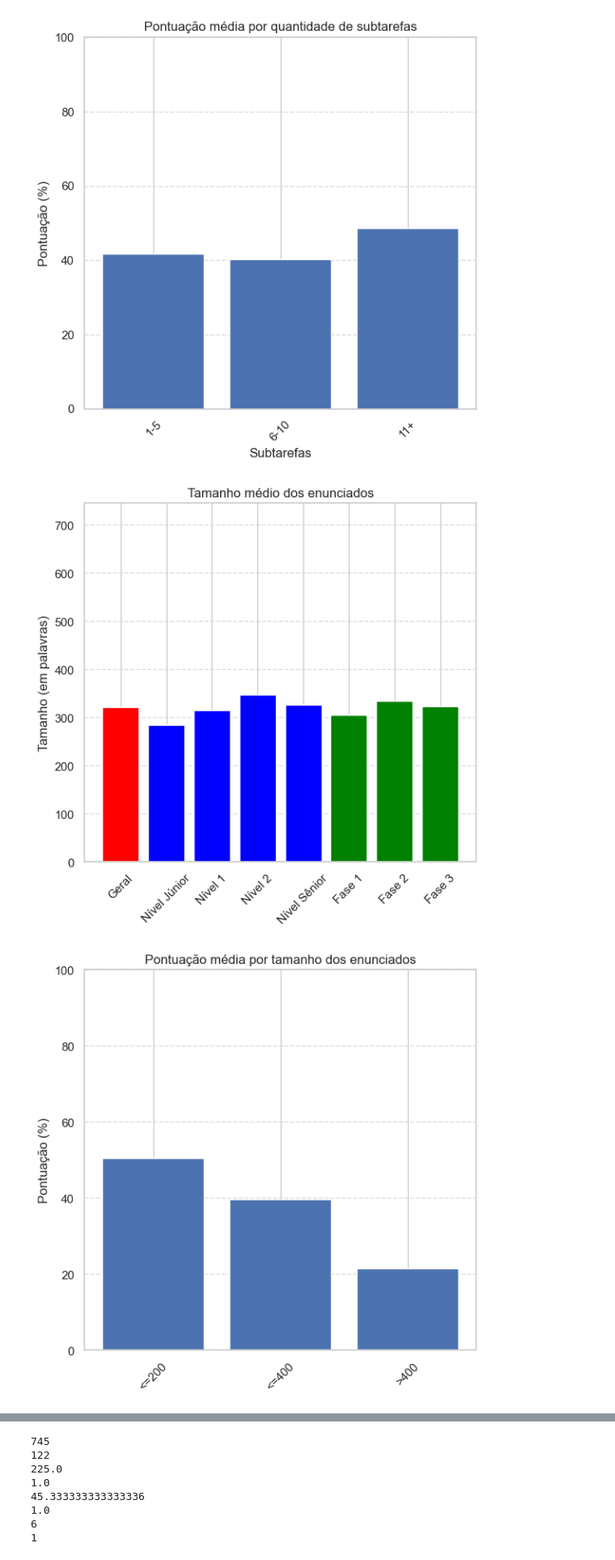
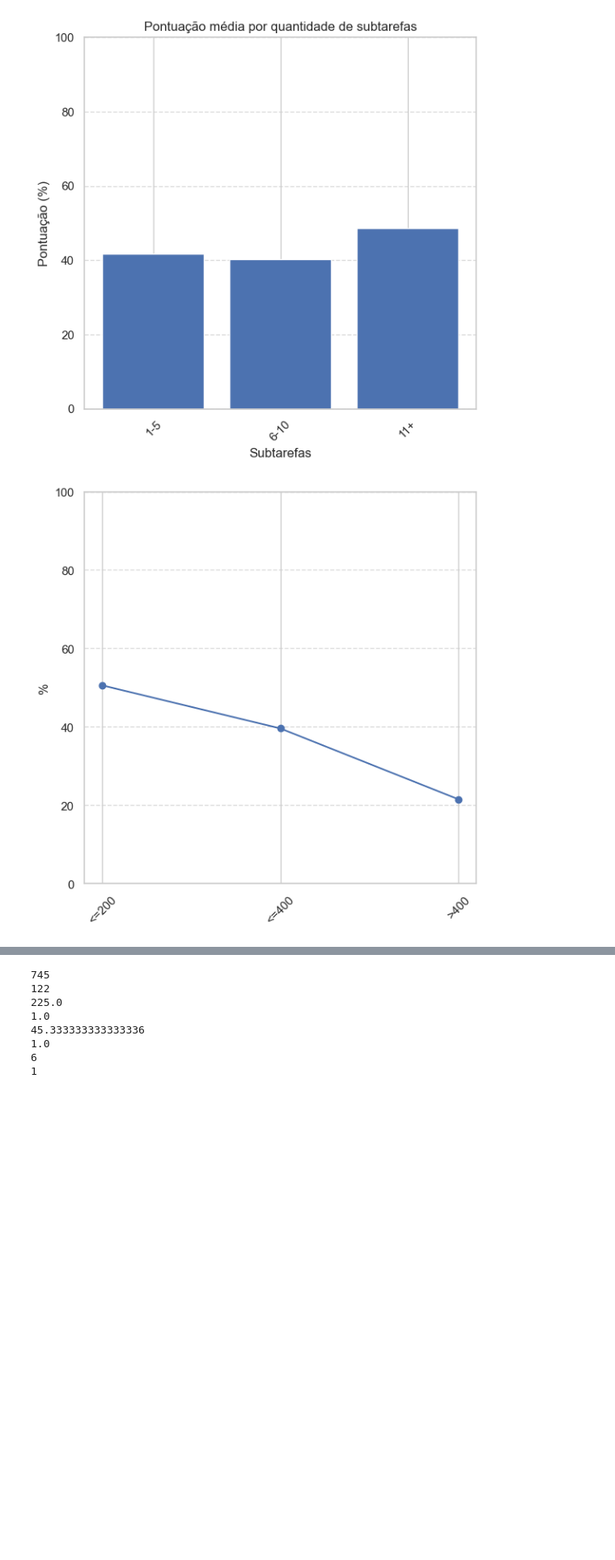
Before and after one commit to andre-n-alcantara/IC, a Jupyter notebook: report.ipynb, the cells around one changed output, grey strips where cells are left out. Shown at 81% size. Cells and saved outputs as stored; diff of their text form; code cells hidden in the pictures; blank space fills up the shorter version.

```diff
--- a/report.ipynb
+++ b/report.ipynb
@@ -140,9 +137,9 @@ import seaborn as sns
 from scipy.interpolate import make_interp_spline
 
 # Configurações globais para os gráficos
-sns.set_theme(style="whitegrid")
-plt.rcParams["figure.figsize"] = (10, 6)
-plt.rcParams["font.size"] = 12
+# sns.set_theme(style="whitegrid")
+# plt.rcParams["figure.figsize"] = (10, 6)
+# plt.rcParams["font.size"] = 12
 
 # Convertendo os dicionários em DataFrames para facilitar a análise
 results_df = pd.DataFrame.from_dict(results, orient="index")
@@ -364,10 +435,21 @@ plot_media2(df_comp, "n_subtarefas_group", ["1-5", "6-10", "11+"], "pontuacao",
 # %% [output]
 [figure]
 # %%
-plot_media1(df, "len_enunciado", "Tamanho médio dos enunciados", None, "Tamanho (em palavras)", ylim=df['len_enunciado'].max())
-plot_media2(df, "len_enunciado_group", ["<=200", "<=400", ">400"], "pontuacao", "Pontuação média por tamanho dos enunciados", None, "Pontuação (%)", ylim=100)
-plot_media1(df, "n_exemplos", "Número médio de exemplos", None, None, ylim=df['n_exemplos'].max())
+# plot_media1(df, "len_enunciado", "Tamanho médio dos enunciados", None, "Tamanho (em palavras)", ylim=df['len_enunciado'].max())
+groups = ["<=200", "<=400", ">400"]
+values = [df[df["len_enunciado_group"] == gr]['pontuacao'].mean() for gr in groups]
+
+plt.figure(figsize=(6, 6))
+plt.ylim(0, 100)
+
+plt.plot(groups, values, linestyle='-', marker='o', color='b')
+plt.xticks(rotation=45)
+plt.ylabel('%')
+plt.grid(axis='y', linestyle='--', alpha=0.7)
+plt.tight_layout()
+plt.show()
+
+# plot_media1(df, "n_exemplos", "Número médio de exemplos", None, None, ylim=df['n_exemplos'].max())
 #
 # %% [output]
-[figure, old version]
+[figure, new version]
-[figure, removed]
```
Also changed, not shown: parts of 7 cells of this notebook, 1 other file.
